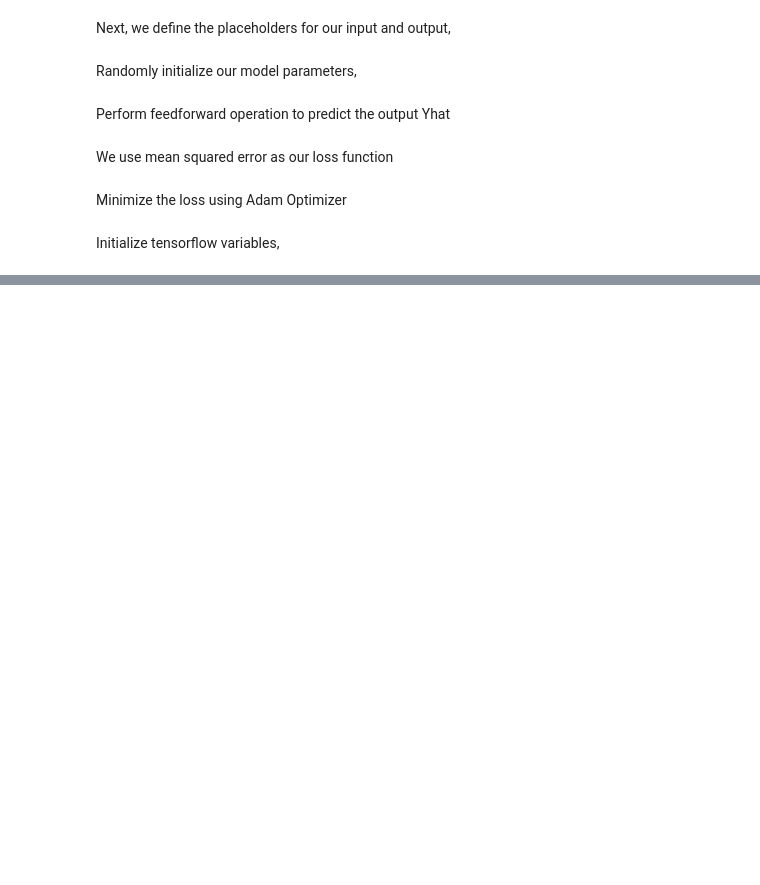
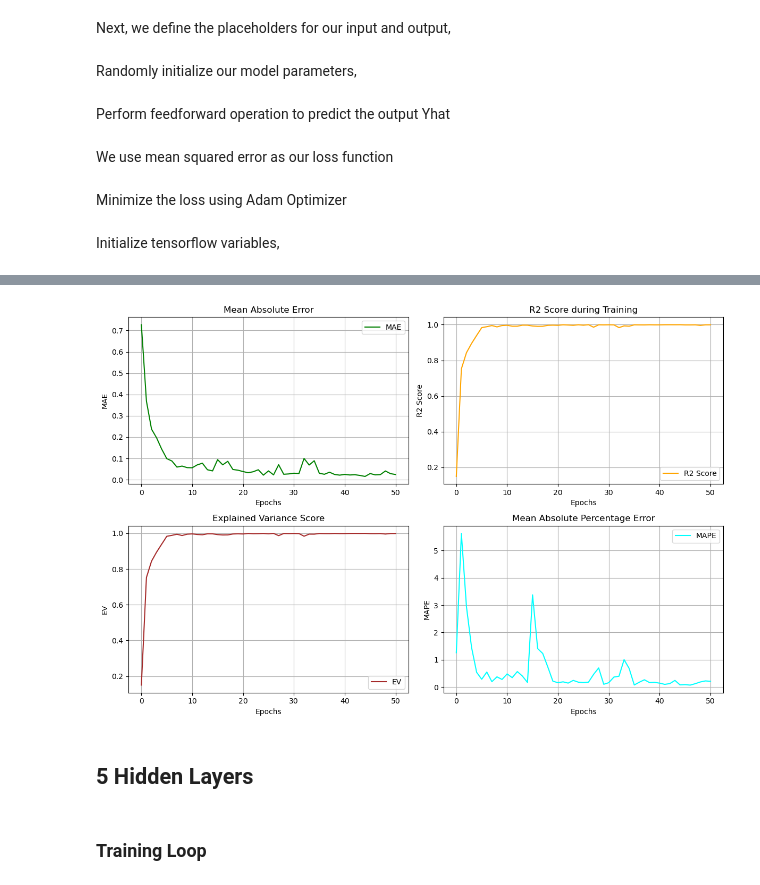
Before and after one commit to sankalp-bhat/DVD-Project-2, a Jupyter notebook: ml_model/reptile.ipynb, the cells around one changed output, grey strips where cells are left out. Saved outputs shown, nothing was run; the diff lists cells and outputs as text; code cells hidden in the pictures; blank space fills up the shorter version.

```diff
--- a/ml_model/reptile.ipynb
+++ b/ml_model/reptile.ipynb
@@ -353,0 +437,45 @@ plt.show()
+# %%
+plt.figure(figsize=(12, 8))
+
+# MAE
+plt.subplot(2, 2, 1)
+sns.lineplot(x=range(num_epochs+1), y=mae_scores, label='MAE', color='green')
+plt.xlabel('Epochs')
+plt.ylabel('MAE')
+plt.title('Mean Absolute Error')
+plt.grid()
+plt.legend()
+
+# R2
+plt.subplot(2, 2, 2)
+plt.plot(range(num_epochs+1), r2_scores, label='R2 Score', color='orange')
+plt.xlabel('Epochs')
+plt.ylabel('R2 Score')
+plt.title('R2 Score during Training')
+plt.legend()
+plt.grid()
+
+# EV
+plt.subplot(2, 2, 3)
+sns.lineplot(x=range(num_epochs+1), y=ev_scores, label='EV', color='brown')
+plt.xlabel('Epochs')
+plt.ylabel('EV')
+plt.title('Explained Variance Score')
+plt.grid()
+plt.legend()
+
+# MAPE
+plt.subplot(2, 2, 4)
+sns.lineplot(x=range(num_epochs+1), y=mape_scores, label='MAPE', color='cyan')
+plt.xlabel('Epochs')
+plt.ylabel('MAPE')
+plt.title('Mean Absolute Percentage Error')
+plt.grid()
+plt.legend()
+
+plt.tight_layout()
+plt.show()
+# %% [output]
+[figure, added]
+# %% [markdown]
+## 5 Hidden Layers
@@ -353,0 +528,2 @@ plt.show()
+# %% [markdown]
+### Training Loop
```
Also changed, not shown: parts of 16 cells of this notebook, 29 other files.
